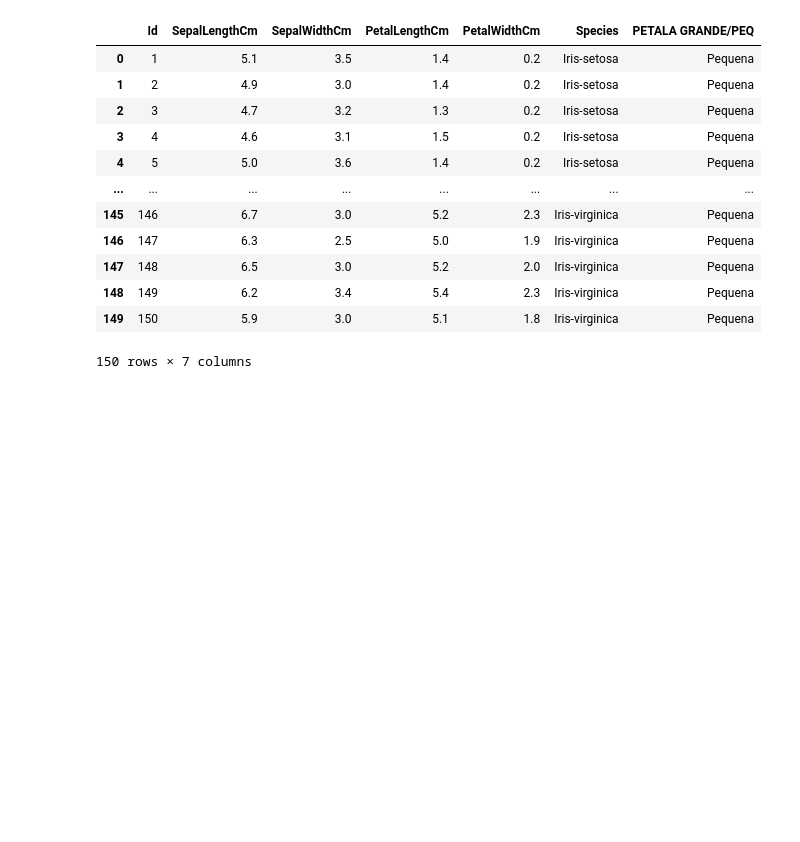
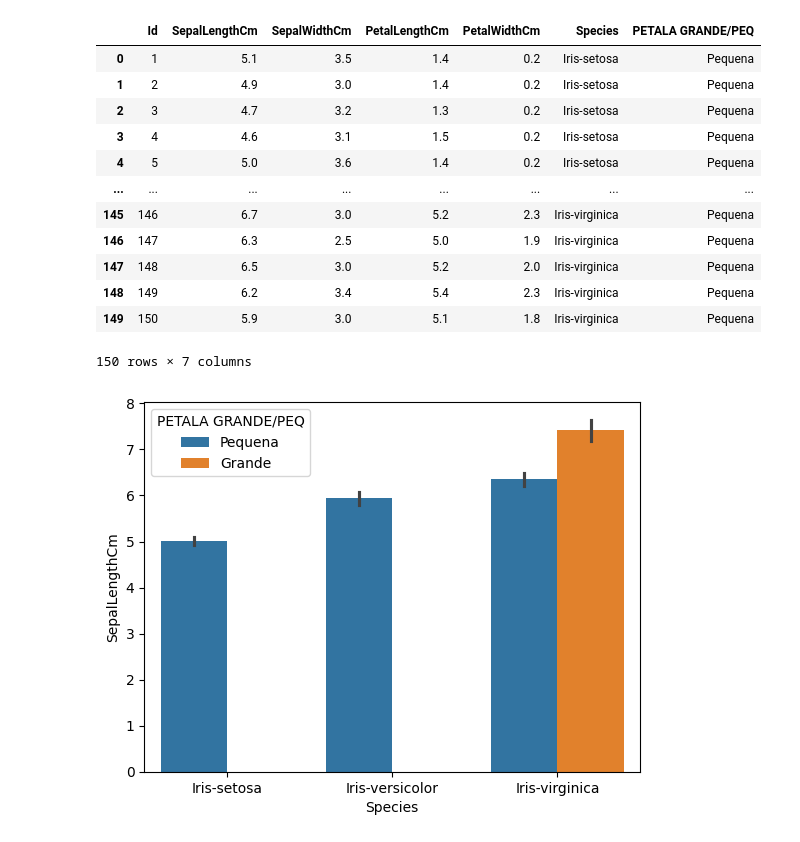
Before and after one commit to lucasghidini/AulasJupyter, a Jupyter notebook: aula1.ipynb, the cells around one changed output. Cells and saved outputs as stored; diff of their text form; code cells hidden in the pictures; blank space fills up the shorter version.

Commit message:
criando um grafico com a nova coluna como um novo parametro

```diff
--- a/aula1.ipynb
+++ b/aula1.ipynb
@@ -118,3 +118,8 @@ df_iris
 | 148 | 149 | 6.2 | 3.4 | 5.4 | 2.3 | Iris-virginica | Pequena |
 | 149 | 150 | 5.9 | 3.0 | 5.1 | 1.8 | Iris-virginica | Pequena |
 150 rows × 7 columns
+# %%
+#criando um grafico com a nova coluna como um novo parametro
+sns.barplot(y='SepalLengthCm',x='Species', hue= 'PETALA GRANDE/PEQ', data= df_iris);
+# %% [output]
+[figure, added]
```
